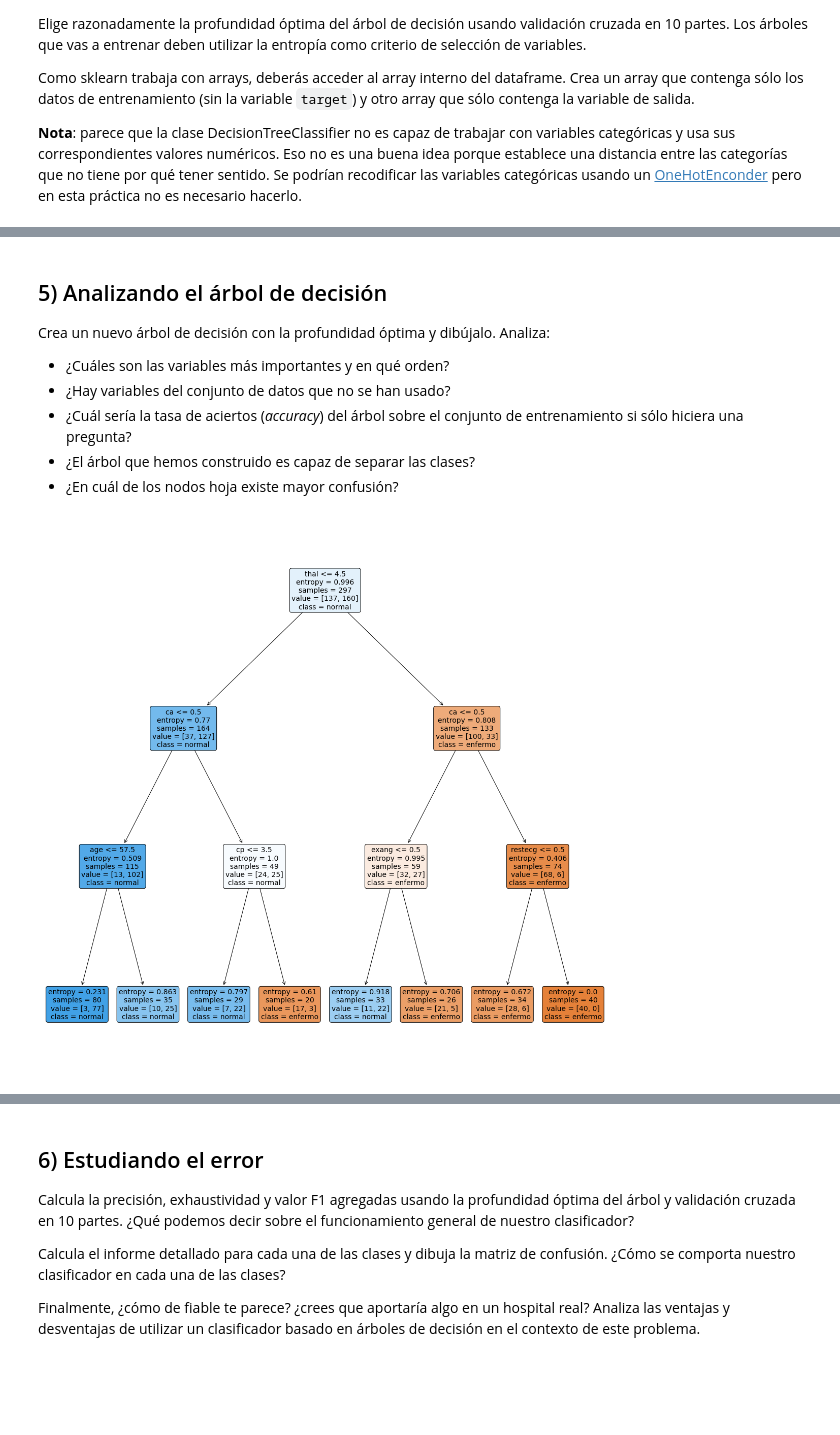
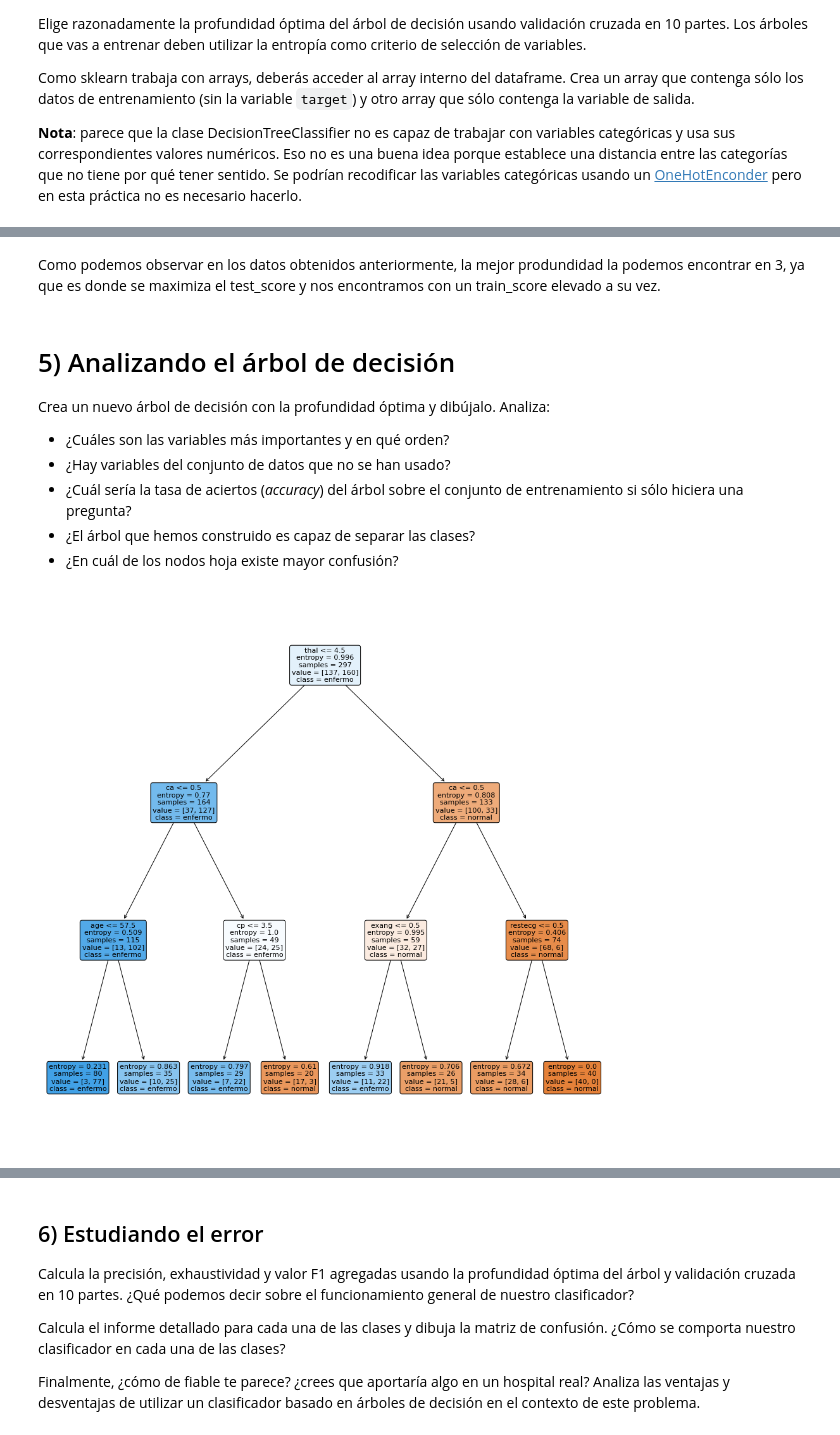
Before and after one commit to sramos02/IA, a Jupyter notebook: Practicas/Practica2/P2_clasificacion.ipynb, the cells around one changed output, grey strips where cells are left out. Drawn from its saved outputs; the diff is of its cells as text; code cells hidden in the pictures; blank space fills up the shorter version.

```diff
--- a/Practicas/Practica2/P2_clasificacion.ipynb
+++ b/Practicas/Practica2/P2_clasificacion.ipynb
@@ -211,20 +192,22 @@ Name: target, dtype: float64
+# %%
+dfT = df['target']
+dfD = df.drop('target',axis=1)
 # %%
-#Aplicamos el algoritmo de validación cruzada
+from sklearn.neighbors import KNeighborsClassifier
 from sklearn.model_selection import cross_validate
-from sklearn.tree import DecisionTreeClassifier
+from sklearn.tree import DecisionTreeClassifier, export_graphviz
 
-RANDOM_STATE = 16
-
-#Preparamos la variable de salida (dfT)
-dfT = df1['target']
-df2 = df1
-del(df2['target'])
+train_accuracy = []
+test_accuracy = []
 
 # Entrenamos y validamos varios árboles con distintas profundidades máximas
 max_depths = range(1, 6)
 for md in max_depths:
     clf = DecisionTreeClassifier(criterion="entropy", max_depth=md, min_samples_split=2, random_state=RANDOM_STATE)
-    scores = cross_validate(clf, df2, dfT, scoring='accuracy', cv=10, return_train_score=False)
+    scores = cross_validate(clf,dfD, dfT, scoring='accuracy', cv=10, return_train_score=True)
 
-scores
+    train_accuracy.append(np.mean(scores['train_score']))
+    test_accuracy.append(np.mean(scores['test_score']))
+
+train_accuracy, test_accuracy
 # %% [output]
@@ -266,5 +238,7 @@ train_accuracy, test_accuracy
+# %% [markdown]
+Como podemos observar en los datos obtenidos anteriormente, la mejor produndidad la podemos encontrar en 3, ya que es donde se maximiza el test_score y nos encontramos con un train_score elevado a su vez.
 # %% [markdown]
-## 5) Analizando el árbol de decisión
+# 5) Analizando el árbol de decisión
 
 Crea un nuevo árbol de decisión con la profundidad óptima y dibújalo. Analiza:
 - ¿Cuáles son las variables más importantes y en qué orden?
@@ -274,19 +248,12 @@ Crea un nuevo árbol de decisión con la profundidad óptima y dibújalo. Analiz
 - ¿En cuál de los nodos hoja existe mayor confusión?
 # %%
 from sklearn.tree import plot_tree
-import matplotlib.pyplot as plt
-
-data_top = list(df2.columns)
-data_types = ['enfermo', 'normal']
-
-#Entrenamos el arbol
-#Obtenidas las puntuaciones de las diferentes profundidades nos fijamos que el mejor valor coincide con profundidad 3 (0.74)
-clf = DecisionTreeClassifier(criterion="entropy", max_depth=3, min_samples_split=2, random_state=RANDOM_STATE)
-clf = clf.fit(df2, dfT)
+clf1 = DecisionTreeClassifier(criterion="entropy", max_depth=3, min_samples_split=2, random_state=RANDOM_STATE)
+clf1 = clf1.fit(dfD, dfT)
 
 # Pintamos el árbol
-plt.figure(figsize=(20,20))
-plot_tree(clf, filled=True, feature_names=data_top, class_names=data_types, rounded=True)
+plt.figure(figsize=(16,16))
+plot_tree(clf1, filled=True, feature_names=dfD.columns, class_names=['normal','enfermo'], rounded=True)
 plt.show()
 # %% [output]
-[figure, old version]
+[figure, new version]
```
Also changed, not shown: parts of 47 cells of this notebook, 1 other file.
